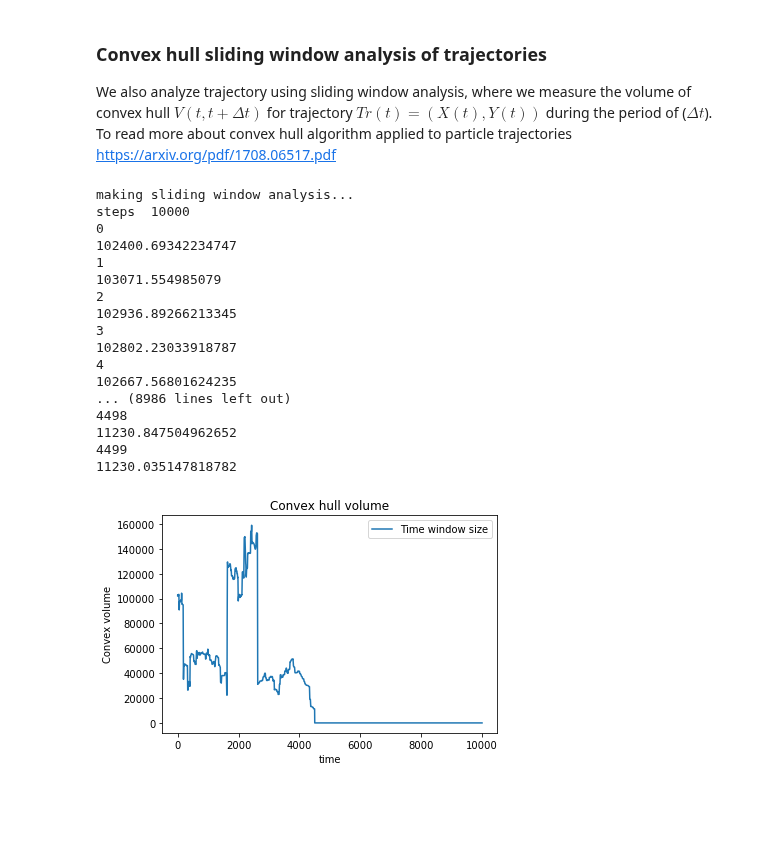
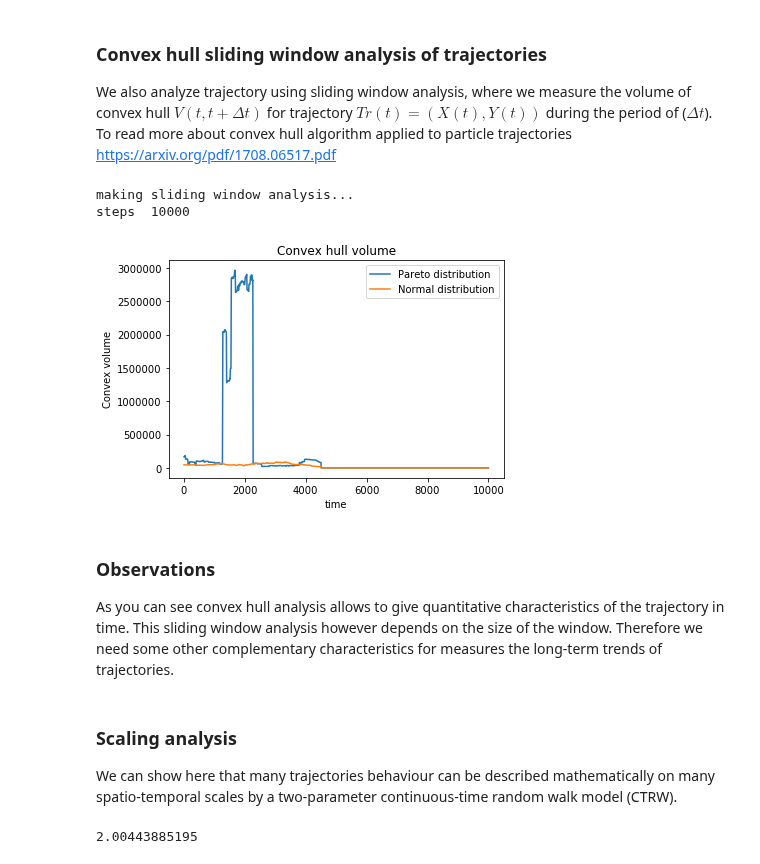
Before and after one commit to Liyubov/mobility_analysis_openhumans, a Jupyter notebook: analysis_of_trajectories.ipynb, the cells around one changed output. Cells and saved outputs as stored; diff of their text form; code cells hidden in the pictures; blank space fills up the shorter version.

```diff
--- a/analysis_of_trajectories.ipynb
+++ b/analysis_of_trajectories.ipynb
@@ -88,6 +88,11 @@ X_tr = np.interp(np.arange(n * k), np.arange(n) * k, x)
 Y_tr = np.interp(np.arange(n * k), np.arange(n) * k, y)
 #print('x2 rw', x2)
 
+
+X_tr2 = np.interp(np.arange(n * k), np.arange(n) * k, x_n)
+Y_tr2 = np.interp(np.arange(n * k), np.arange(n) * k, y_n)
+
+
 '''
 plotting one RW
 '''
@@ -97,9 +102,18 @@ ax.scatter(X_tr, Y_tr, c=range(n * k), linewidths=0,
            marker='o', s=3, cmap=plt.cm.jet,) # We draw our points with a gradient of colors.
 ax.axis('equal')
 ax.set_axis_off()
-
 #fig.suptitle('Distribution of steps for RW a='+str(a), fontsize=16)
 fig.suptitle('Distribution of steps for RW mu='+str(mu)+' sigma= '+str(sigma), fontsize=16)
 #plt.savefig('RW_motion_steps_normal_mu'+str(mu)+'sigma'+str(mu)+'.png')
+
+
+fig, ax = plt.subplots(1, 1, figsize=(8, 8))
+ax.scatter(X_tr2, Y_tr2, c=range(n * k), linewidths=0,
+           marker='o', s=3, cmap=plt.cm.jet,) # We draw our points with a gradient of colors.
+ax.axis('equal')
+ax.set_axis_off()
+#fig.suptitle('Distribution of steps for RW a='+str(a), fontsize=16)
+fig.suptitle('Distribution of steps for RW mu='+str(mu)+' sigma= '+str(sigma), fontsize=16)
+#plt.savefig('RW_motion_steps_normal_mu'+str(mu)+'sigma'+str(mu)+'.png')
 # %% [output]
 Text(0.5, 0.98, 'Distribution of steps for RW mu=0.5 sigma= 20')
@@ -157,6 +172,7 @@ Then we estimate Hurst exponent.
 
 print("Calculating STD of trajectory ")
 data1 = list(zip(X_tr, Y_tr))#zip together x and y coordinates
+data2 = list(zip(X_tr2, Y_tr2))
 #data1 = np.asarray(latlon1) # if imported from dataframe
 print("std of trajectory : ", np.std(data1))
 
@@ -354,7 +375,7 @@ def convex_hull_window(data):
 
     #points = np.array([[-1,-1, 1], [1, 1, 0], [-1, 1, 0], [1,-1, -1]])
     #hull = ConvexHull(data)
-    print(hull.volume) # Volume of N-d object "Volume is %2.2f" %
+    #print(hull.volume) # Volume of N-d object "Volume is %2.2f" %
     #print("Area is %2.2f" % hull.area) # (N-1)-d object
     return hull.volume
 
@@ -365,51 +386,64 @@ def convex_hull_sliding_window(data, steps, size_window):
     steps - number of time steps in trajectory
     size_window - time size of the sliding window
     '''
 
     volume_array = np.zeros(steps)
 
     for itime in range(0, int((steps-size_window)/2)): #steps-1):
-        print(itime)
+        #print(itime)
         time_max = (itime +size_window)%(steps+1) #calculate maximum time for sliding window
         data_i = data[itime: time_max] #cut data_i  from origianal data by cutting trajectory
         volume_array[itime] = convex_hull_window(data_i)#apply convex_hull function
         #make exception for non-convex areas
     return volume_array
 
 '''
 Apply sliding window analysis to example trajectory
 '''
 
 
 print('making sliding window analysis...')
 steps = np.size(data1)
 print('steps ', steps)
 
-conv_array = convex_hull_sliding_window(np.asarray(data1), steps, size_window)
+conv_array1 = convex_hull_sliding_window(np.asarray(data1), steps, size_window)
 
-np.savetxt('convex_array.out', conv_array)#, delimiter=',')
-plt.plot(conv_array)
+conv_array2 = convex_hull_sliding_window(np.asarray(data2), steps, size_window)
+
+
+#np.savetxt('convex_array.out', conv_array)#, delimiter=',')
+plt.plot(conv_array1)
+plt.plot(conv_array2)
 plt.title("Convex hull volume")
 plt.xlabel("time")
 plt.ylabel("Convex volume")
-plt.legend(["Time window size"])
+plt.legend(['Pareto distribution', 'Normal distribution']) #plt.legend(["Time window size"])
 plt.show()
+
+
+# Plot is not perfect, need to cut the tail of the curve
 # %% [output]
 making sliding window analysis...
 steps  10000
-0
-102400.69342234747
-1
-103071.554985079
-2
-102936.89266213345
-3
-102802.23033918787
-4
-102667.56801624235
-... (8986 lines left out)
-4498
-11230.847504962652
-4499
-11230.035147818782
-[figure, old version]
+[figure, new version]
+# %% [markdown]
+### Observations
+As you can see convex hull analysis allows to give quantitative characteristics of the trajectory in time.
+This sliding window analysis however depends on the size of the window. Therefore we need some other complementary characteristics for measures the long-term trends of trajectories.
+# %% [markdown]
+### Scaling analysis
+
+We can show here that many trajectories behaviour can be described mathematically on many spatio-temporal scales by a two-parameter continuous-time random walk model (CTRW).
+# %%
+import numpy as np
+
+#here we calculate MSD for our trajectory
+
+r = np.sqrt(X_tr**2 + Y_tr**2)
+diff = np.diff(r) #this calculates r(t + dt) - r(t)
+diff_sq = diff**2
+MSD = np.mean(diff_sq)
+
+print(MSD)
+# %% [output]
+2.00443885195
```
Also changed, not shown: parts of 4 cells of this notebook.
